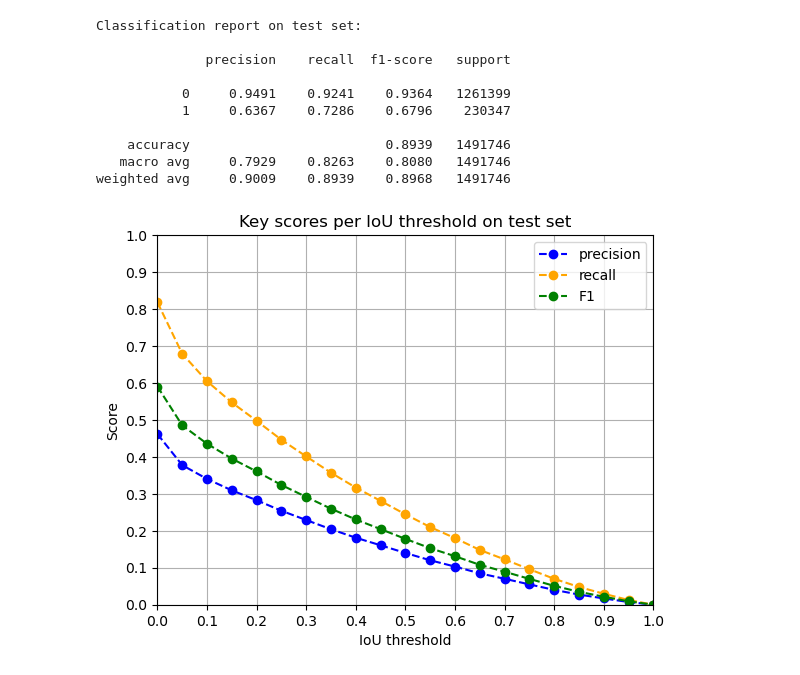
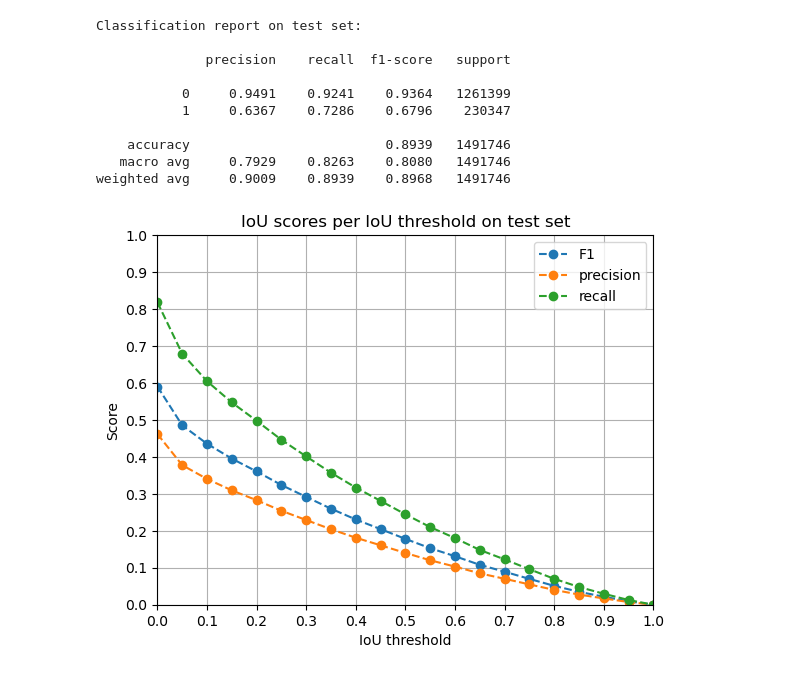
Before and after one commit to stuckkk/artifact-detection-seminar, a Jupyter notebook: experiments/04 - Thesis/exp_04_01.ipynb, the cells around one changed output. Saved outputs shown, nothing was run; the diff lists cells and outputs as text; code cells hidden in the pictures.

```diff
--- a/experiments/04 - Thesis/exp_04_01.ipynb
+++ b/experiments/04 - Thesis/exp_04_01.ipynb
@@ -81,21 +81,21 @@ for overlap_treshold in overlap_treshold_values:
 # %%
 ticks = np.linspace(0, 1, num=11)
 
 plt.xticks(ticks)
 plt.yticks(ticks)
 
-plt.plot(overlap_treshold_values, precision_values_val, label='precision', color='blue', marker='o', linestyle='--')
-plt.plot(overlap_treshold_values, recall_values_val, label='recall', color='orange', marker='o', linestyle='--')
-plt.plot(overlap_treshold_values, f1_values_val, label='F1', color='green', marker='o', linestyle='--')
+plt.plot(overlap_treshold_values, f1_values_val, label='F1', marker='o', linestyle='--')
+plt.plot(overlap_treshold_values, precision_values_val, label='precision', marker='o', linestyle='--')
+plt.plot(overlap_treshold_values, recall_values_val, label='recall', marker='o', linestyle='--')
 
 plt.xlabel('IoU threshold')
 plt.ylabel('Score')
-plt.title('Key scores per IoU threshold on test set')
+plt.title('IoU scores per IoU threshold on test set')
 plt.grid(True)
 plt.legend()
 plt.xlim(0, 1)
 plt.ylim(0, 1)
 plt.savefig('output/exp_04_01_iou_f1_testset.pdf', bbox_inches='tight')
 plt.show()
 # %% [output]
-[figure, old version]
+[figure, new version]
```
Also changed, not shown: 1 other file.
